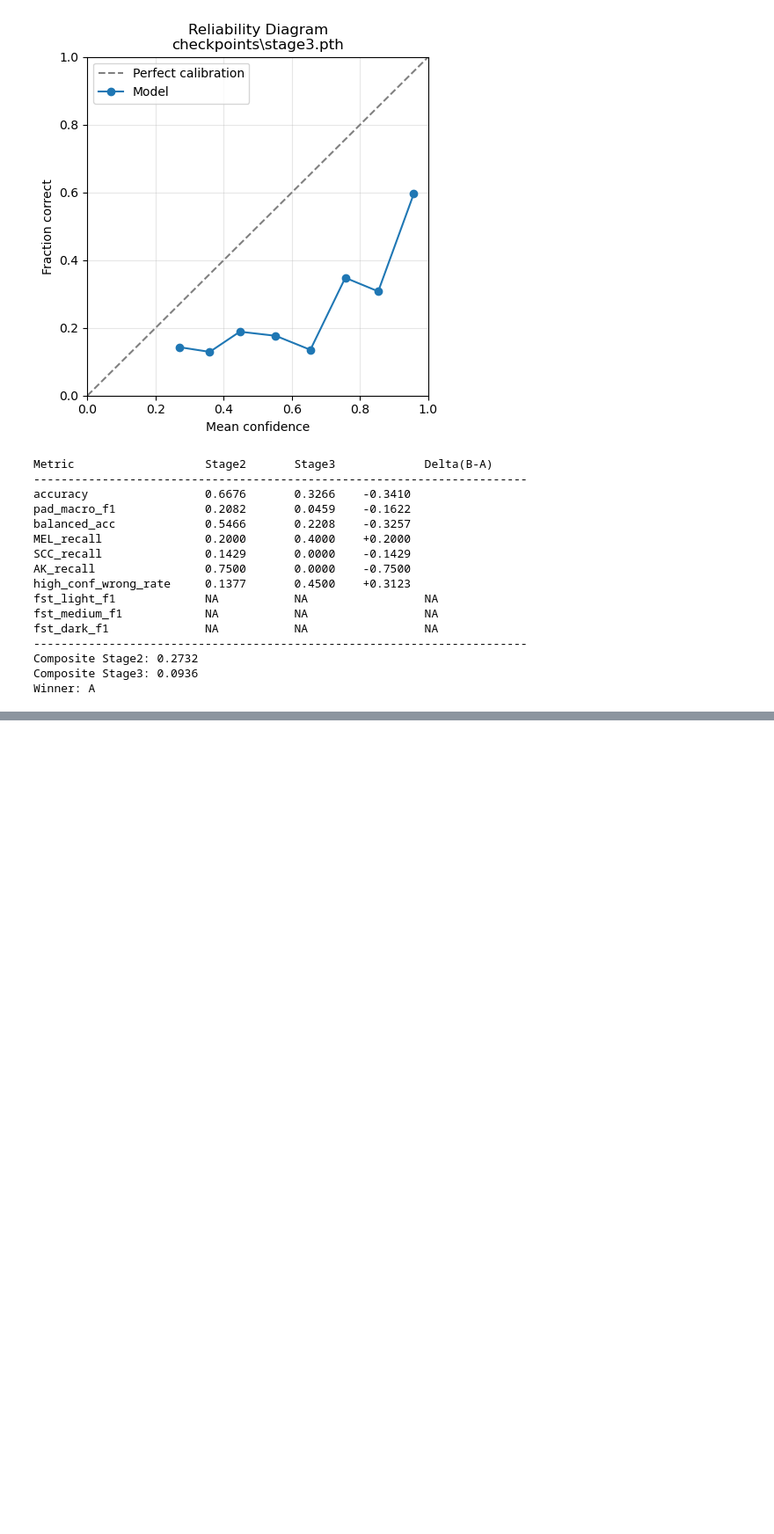
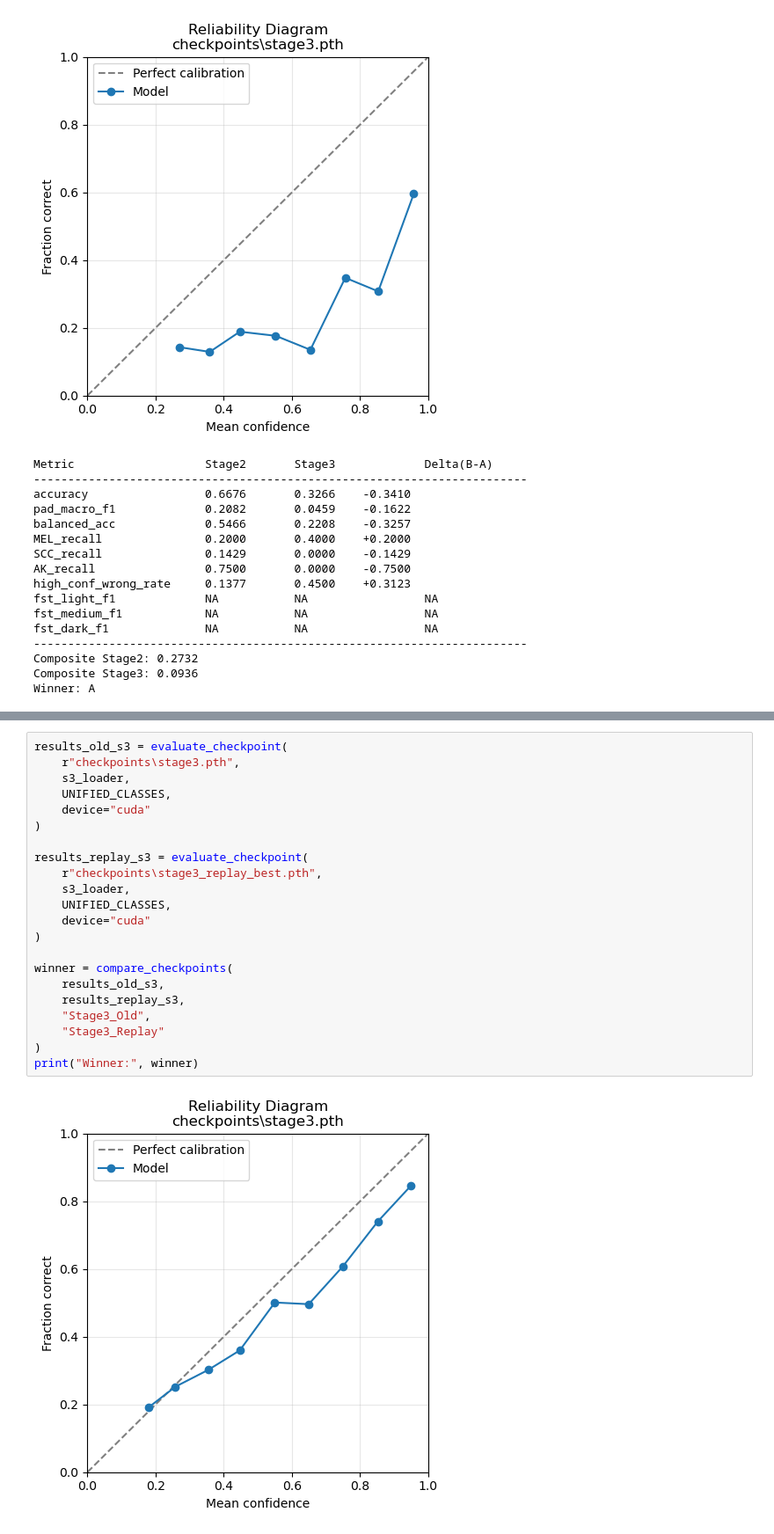
Before and after one commit to Prakhar9896/SkinDisease, a Jupyter notebook: model.ipynb, the cells around one changed output, grey strips where cells are left out. Shown at 88% size. Saved outputs shown, nothing was run; the diff lists cells and outputs as text; blank space fills up the shorter version.

```diff
--- a/model.ipynb
+++ b/model.ipynb
@@ -1961,0 +2101,24 @@ Winner: A
+# %%
+results_old_s3 = evaluate_checkpoint(
+    r"checkpoints\stage3.pth",
+    s3_loader,
+    UNIFIED_CLASSES,
+    device="cuda"
+)
+
+results_replay_s3 = evaluate_checkpoint(
+    r"checkpoints\stage3_replay_best.pth",
+    s3_loader,
+    UNIFIED_CLASSES,
+    device="cuda"
+)
+
+winner = compare_checkpoints(
+    results_old_s3,
+    results_replay_s3,
+    "Stage3_Old",
+    "Stage3_Replay"
+)
+print("Winner:", winner)
+# %% [output]
+[figure, added]
```
Also changed, not shown: parts of 7 cells of this notebook, 13 other files.
